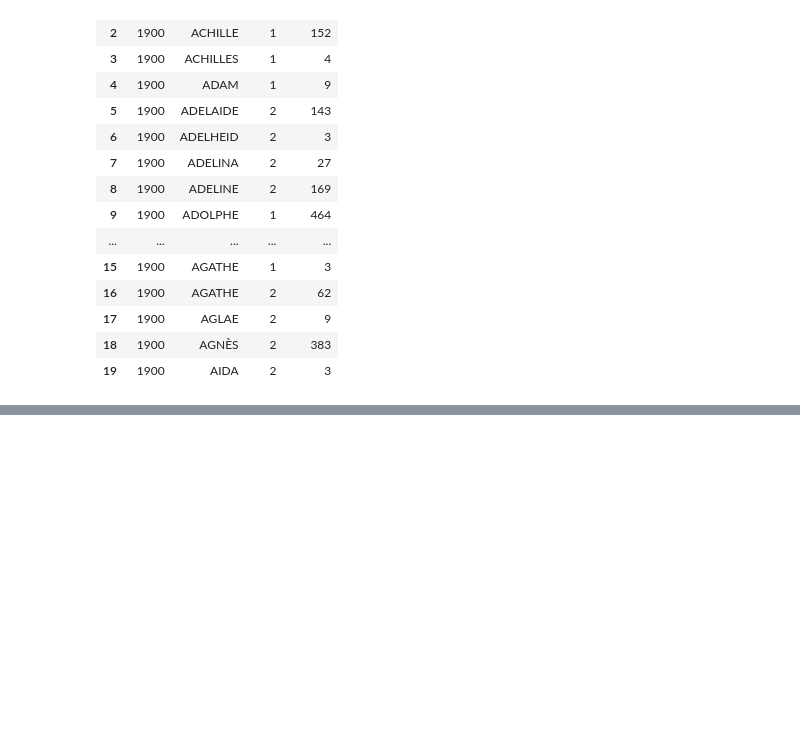
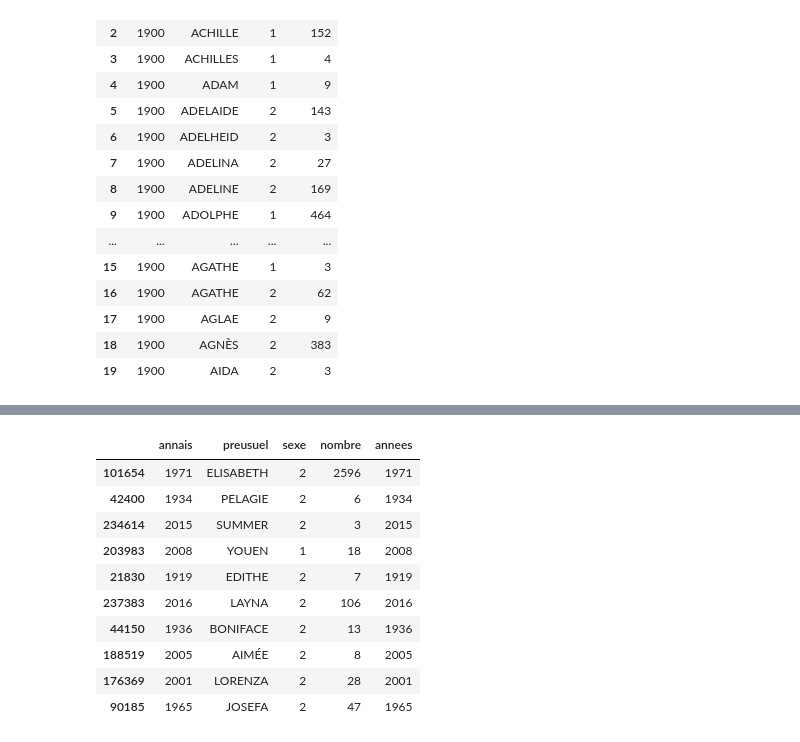
Before and after one commit to msenart/visualisation-for-babies, a Jupyter notebook: Visualisation 1/baby-names-1.ipynb, the cells around one changed output, grey strips where cells are left out. Drawn from its saved outputs; the diff is of its cells as text; code cells hidden in the pictures; blank space fills up the shorter version.

```diff
--- a/Visualisation 1/baby-names-1.ipynb
+++ b/Visualisation 1/baby-names-1.ipynb
@@ -154,0 +187,15 @@ just_names_year.head(20)
+# %%
+names.head(10
+)
+# %% [output]
+|  | annais | preusuel | sexe | nombre | annees |
+| 101654 | 1971 | ELISABETH | 2 | 2596 | 1971 |
+| 42400 | 1934 | PELAGIE | 2 | 6 | 1934 |
+| 234614 | 2015 | SUMMER | 2 | 3 | 2015 |
+| 203983 | 2008 | YOUEN | 1 | 18 | 2008 |
+| 21830 | 1919 | EDITHE | 2 | 7 | 1919 |
+| 237383 | 2016 | LAYNA | 2 | 106 | 2016 |
+| 44150 | 1936 | BONIFACE | 2 | 13 | 1936 |
+| 188519 | 2005 | AIMÉE | 2 | 8 | 2005 |
+| 176369 | 2001 | LORENZA | 2 | 28 | 2001 |
+| 90185 | 1965 | JOSEFA | 2 | 47 | 1965 |
```
Also changed, not shown: parts of 14 cells of this notebook.
